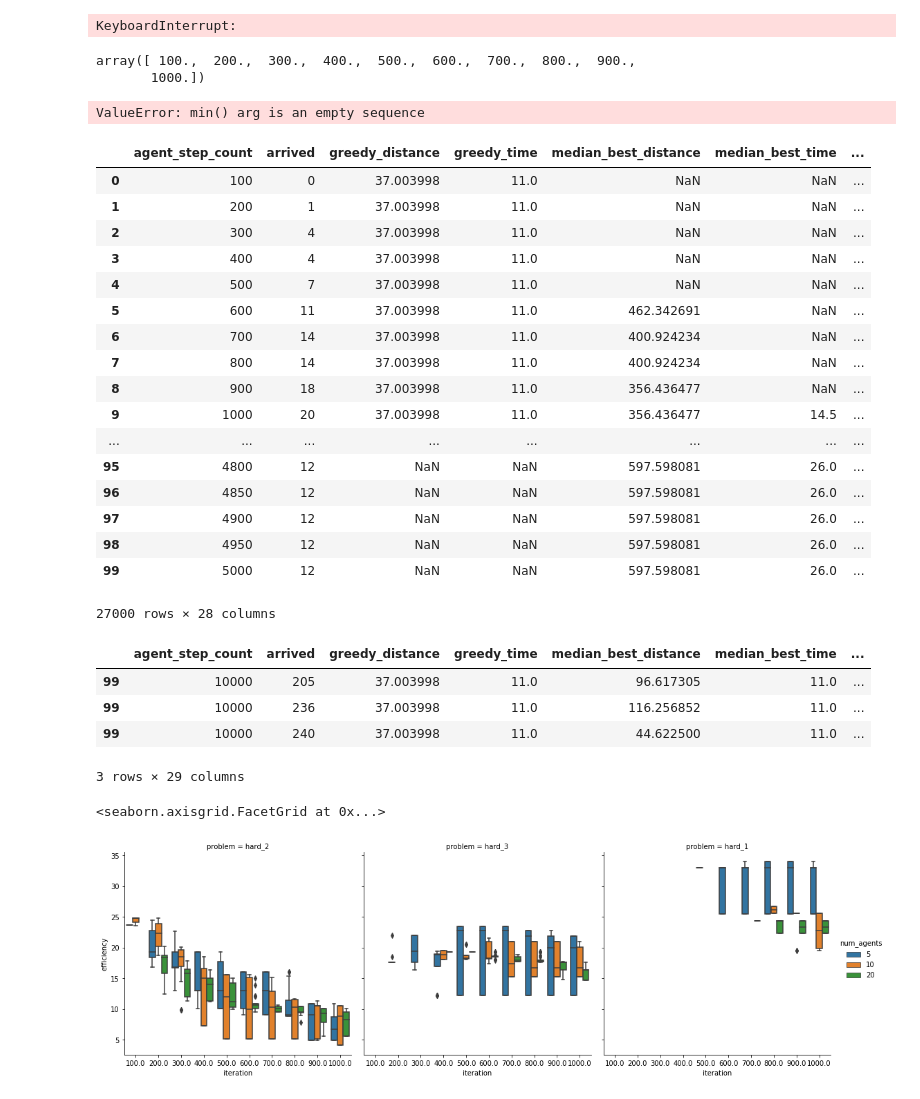
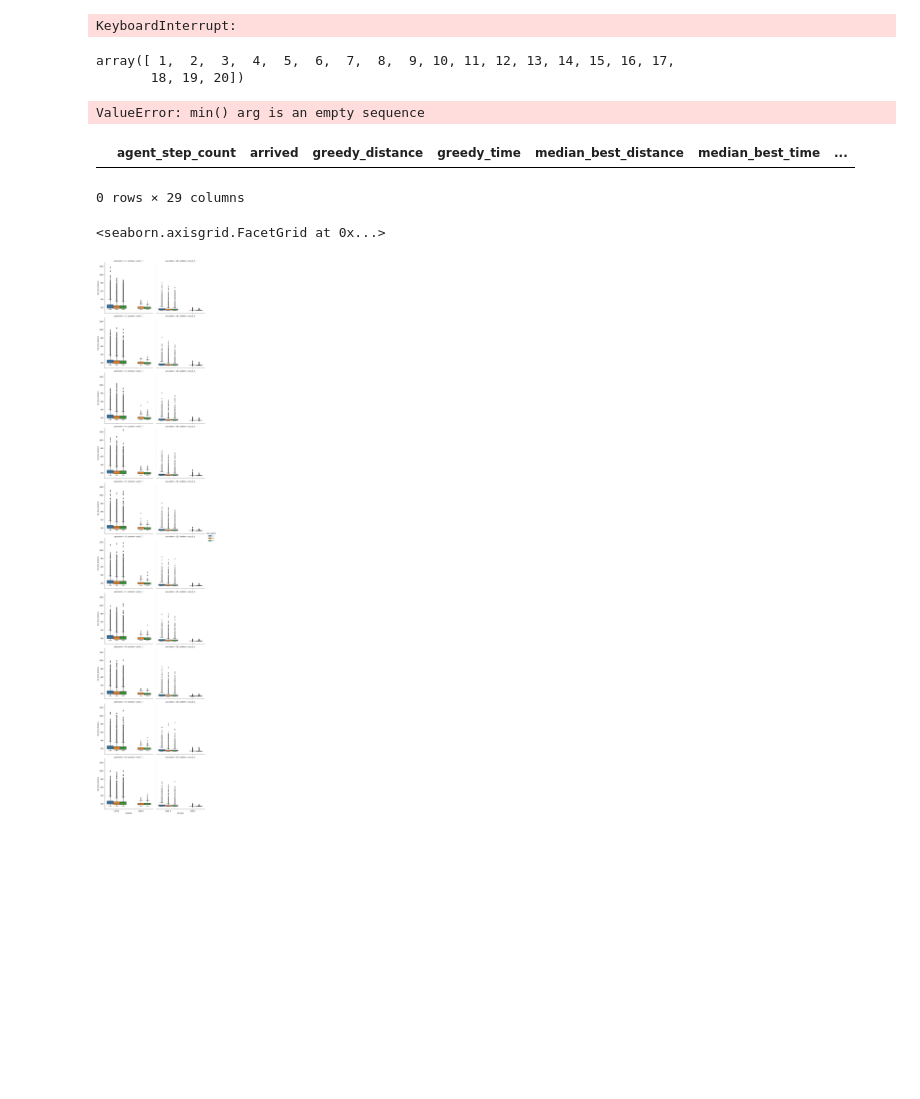
Before and after one commit to ovgu-FINken/ACO-MAPF, a Jupyter notebook: Aco-Visualization.ipynb, the cells around one changed output. Drawn from its saved outputs; the diff is of its cells as text; code cells hidden in the pictures; blank space fills up the shorter version.

```diff
--- a/Aco-Visualization.ipynb
+++ b/Aco-Visualization.ipynb
@@ -201,18 +201,19 @@ remote_parameters = [
 e = Experiment(with_cluster=False, parameters=remote_parameters)
 e.save_parameters("data/default.json")
 # %%
-remote = Experiment(with_cluster=False, param_file="data/normalize_optimize.json")
+FILENAME="data/normalize_grid"
+remote = Experiment(with_cluster=False, param_file=f"{FILENAME}.json")
 params = remote.parameters
-df = remote.load_results("data/normalize_optimize.pkl")
+df = remote.load_results(f"{FILENAME}.pkl")
 df = df.replace(np.inf, np.nan)
-df['iteration'] = 100 * np.ceil(df['world_step_count'] / 100)
+df['iteration'] = 200 * np.ceil(df['agent_step_count'] / 200)
 df['ratio'] = df["arrived"] / (df["stuck"] + df["arrived"])
 df['efficiency'] = df["median_best_distance"] / df["median_best_time"]
 #df.loc[df["world_step_count"]==50].head(50)
 # %%
-df["iteration"].unique()
+df["generation"].unique()
 # %% [output]
-array([ 100.,  200.,  300.,  400.,  500.,  600.,  700.,  800.,  900.,
-       1000.])
+array([ 1,  2,  3,  4,  5,  6,  7,  8,  9, 10, 11, 12, 13, 14, 15, 16, 17,
+       18, 19, 20])
 # %%
 for p in params:
@@ -220,39 +221,15 @@ for p in params:
 # %% [output]
 ValueError: min() arg is an empty sequence
-# %%
-df
-# %% [output]
-|  | agent_step_count | arrived | greedy_distance | greedy_time | median_best_distance | median_best_time | ... |
-| 0 | 100 | 0 | 37.003998 | 11.0 | NaN | NaN | ... |
-| 1 | 200 | 1 | 37.003998 | 11.0 | NaN | NaN | ... |
-| 2 | 300 | 4 | 37.003998 | 11.0 | NaN | NaN | ... |
-| 3 | 400 | 4 | 37.003998 | 11.0 | NaN | NaN | ... |
-| 4 | 500 | 7 | 37.003998 | 11.0 | NaN | NaN | ... |
-| 5 | 600 | 11 | 37.003998 | 11.0 | 462.342691 | NaN | ... |
-| 6 | 700 | 14 | 37.003998 | 11.0 | 400.924234 | NaN | ... |
-| 7 | 800 | 14 | 37.003998 | 11.0 | 400.924234 | NaN | ... |
-| 8 | 900 | 18 | 37.003998 | 11.0 | 356.436477 | NaN | ... |
-| 9 | 1000 | 20 | 37.003998 | 11.0 | 356.436477 | 14.5 | ... |
-| ... | ... | ... | ... | ... | ... | ... | ... |
-| 95 | 4800 | 12 | NaN | NaN | 597.598081 | 26.0 | ... |
-| 96 | 4850 | 12 | NaN | NaN | 597.598081 | 26.0 | ... |
-| 97 | 4900 | 12 | NaN | NaN | 597.598081 | 26.0 | ... |
-| 98 | 4950 | 12 | NaN | NaN | 597.598081 | 26.0 | ... |
-| 99 | 5000 | 12 | NaN | NaN | 597.598081 | 26.0 | ... |
-27000 rows × 28 columns
 # %%
-best = df.loc[df.individual == 8]
+best = df.loc[df.generation > 10]
 # %%
 best.loc[best.world_step_count == 1000].head(3)
 # %% [output]
 |  | agent_step_count | arrived | greedy_distance | greedy_time | median_best_distance | median_best_time | ... |
-| 99 | 10000 | 205 | 37.003998 | 11.0 | 96.617305 | 11.0 | ... |
-| 99 | 10000 | 236 | 37.003998 | 11.0 | 116.256852 | 11.0 | ... |
-| 99 | 10000 | 240 | 37.003998 | 11.0 | 44.622500 | 11.0 | ... |
-3 rows × 29 columns
+0 rows × 29 columns
 # %%
-sns.catplot(data=best, x="iteration", y="efficiency", kind="box", col="problem", hue="num_agents")
+sns.catplot(data=best, x="iteration", y="min_best_distance", kind="box", col="problem", row="generation", hue="num_agents")
 # %% [output]
 <seaborn.axisgrid.FacetGrid at 0x...>
-[figure, old version]
+[figure, new version]
 # %%
```
Also changed, not shown: parts of 3 cells of this notebook, 2 other files.
